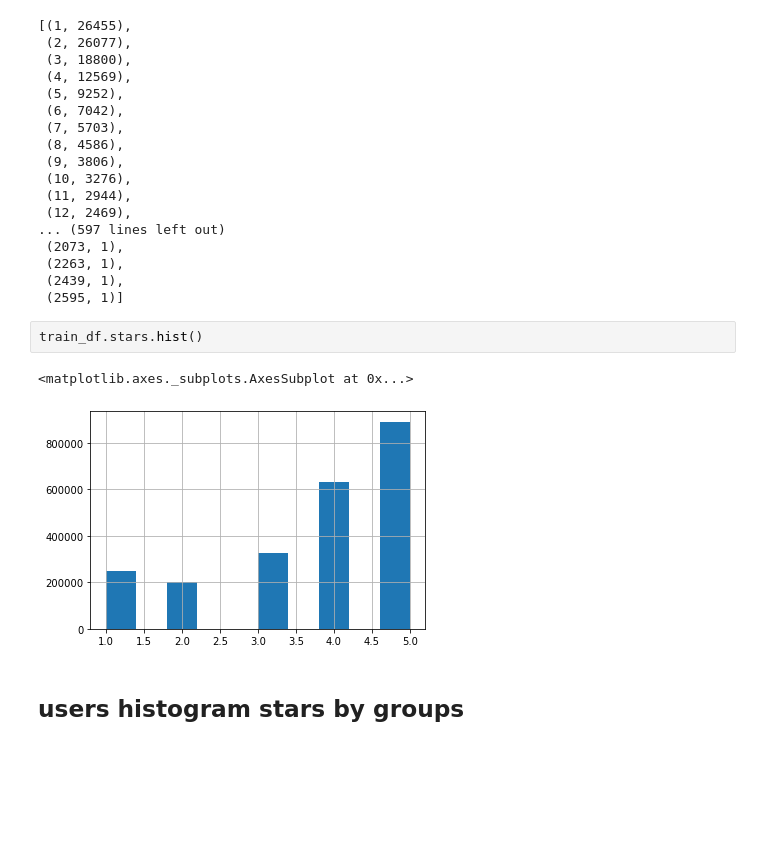
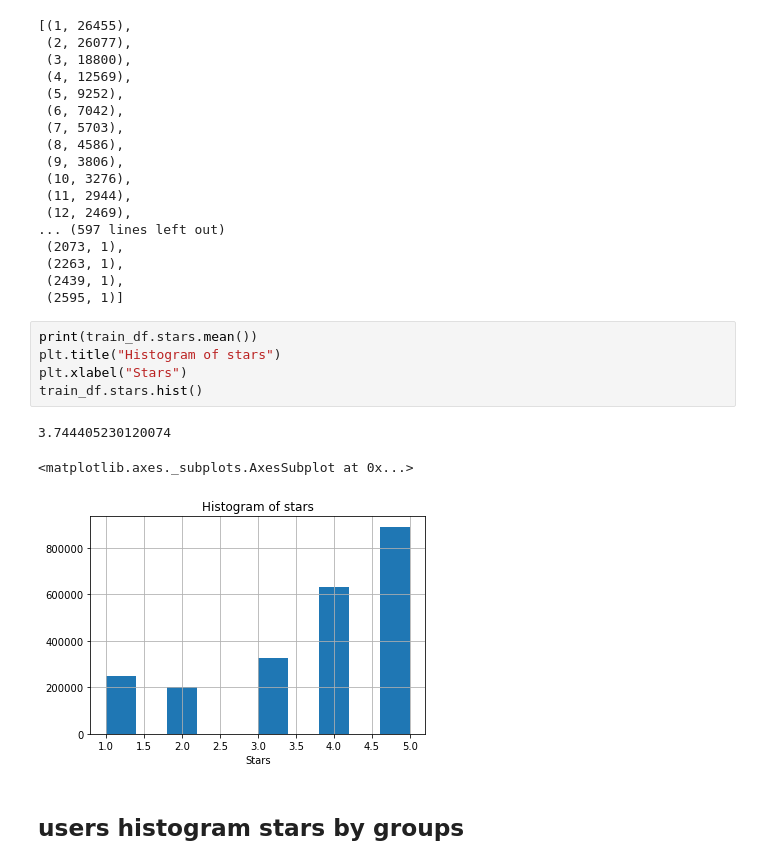
Before and after one commit to liorhirsch/MatrixFactorization, a Jupyter notebook: EDA.ipynb, the cells around one changed output. Cells and saved outputs as stored; diff of their text form; blank space fills up the shorter version.

```diff
--- a/EDA.ipynb
+++ b/EDA.ipynb
@@ -109,11 +121,15 @@ number of business by number of instances
  (2263, 1),
  (2439, 1),
  (2595, 1)]
-# %%
-train_df.stars.hist()
-# %% [output]
-<matplotlib.axes._subplots.AxesSubplot at 0x...>
-[figure, removed]
+# %%
+print(train_df.stars.mean())
+plt.title("Histogram of stars")
+plt.xlabel("Stars")
+train_df.stars.hist()
+# %% [output]
+3.744405230120074
+<matplotlib.axes._subplots.AxesSubplot at 0x...>
+[figure, added]
 # %% [markdown]
 ## users histogram stars by groups
 # %%
```
Also changed, not shown: parts of 14 cells of this notebook, 4 other files.
